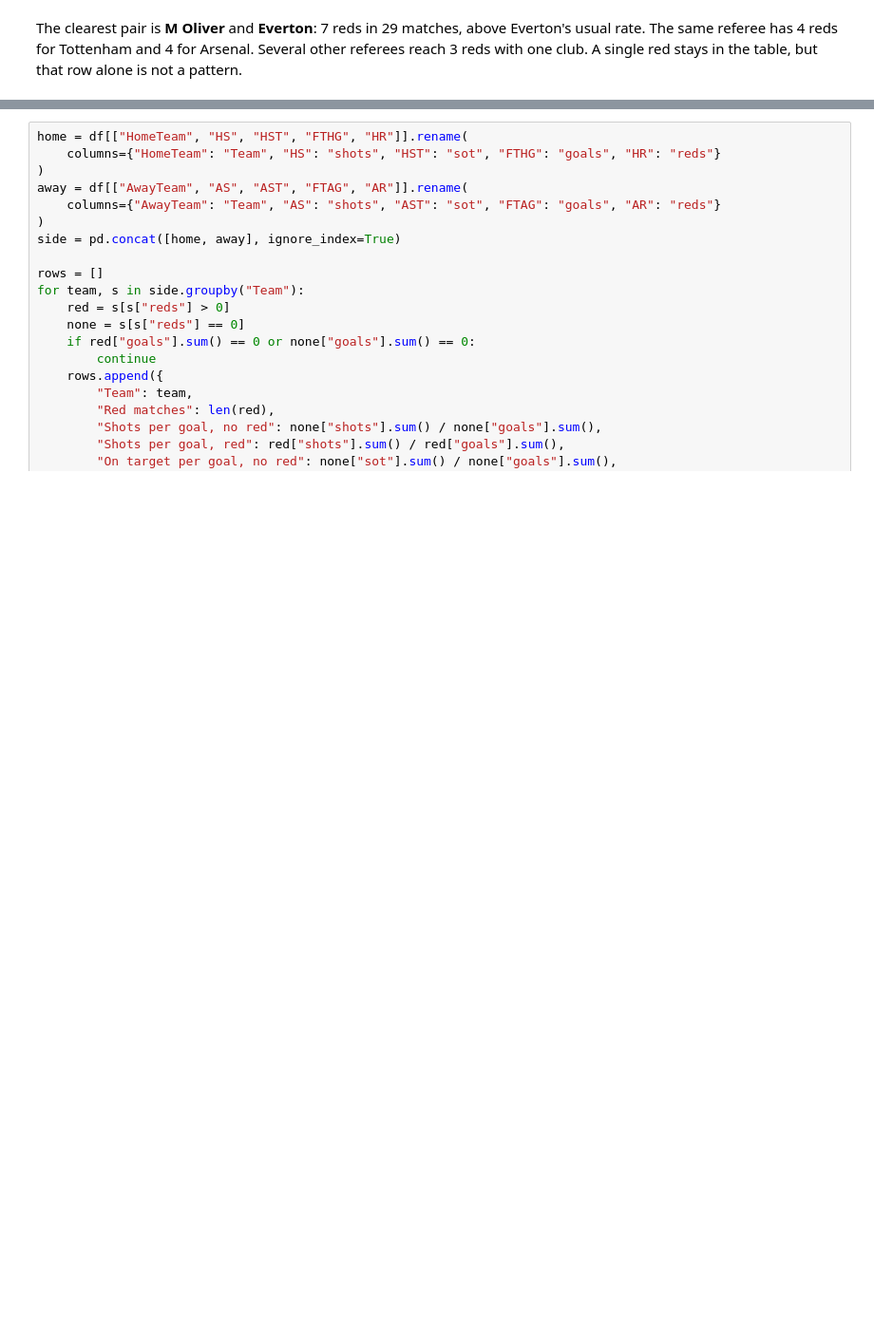
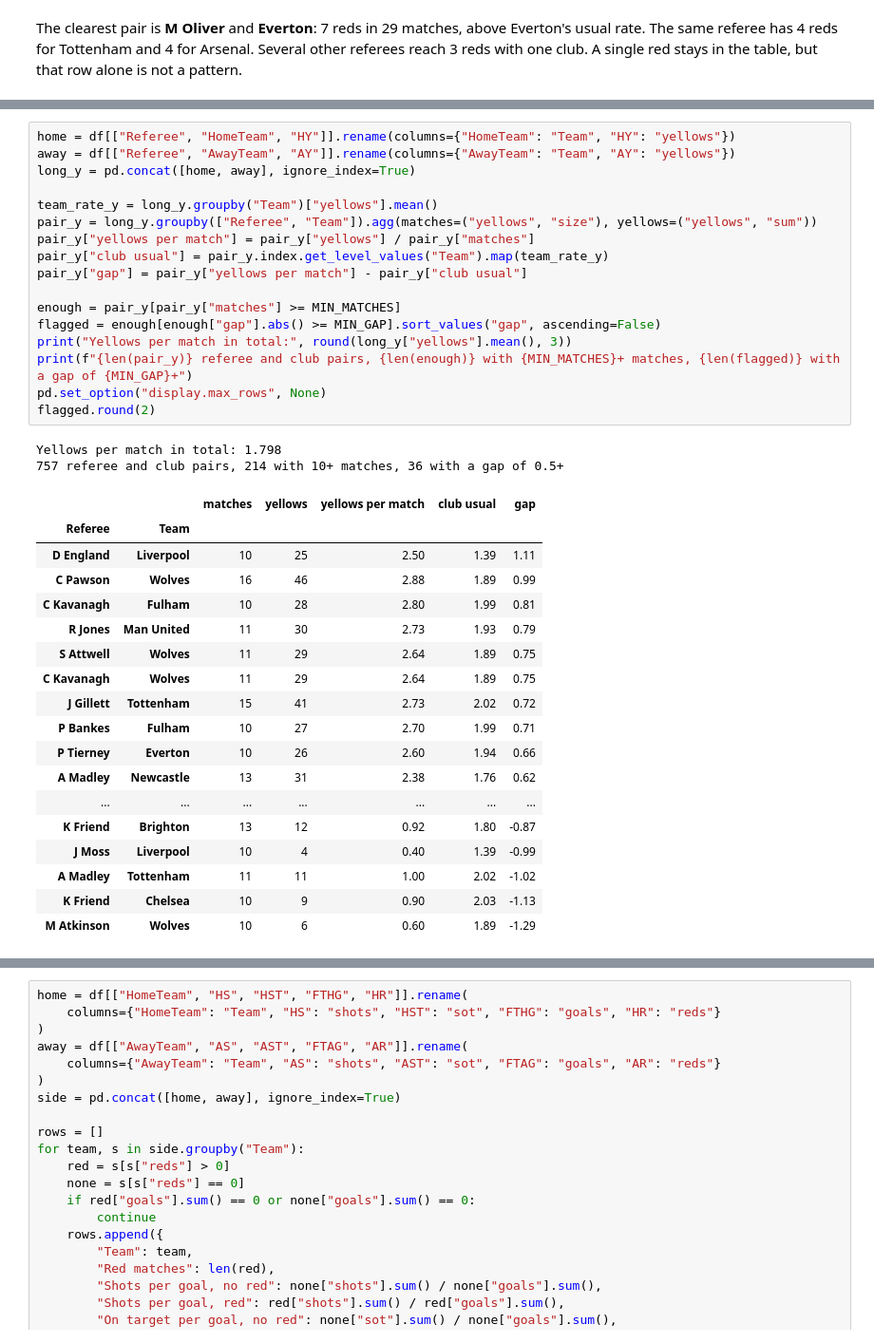
Before and after one commit to kkathait/D501_Final_Project, a Jupyter notebook: red_and_shots.ipynb, the cells around one changed output, grey strips where cells are left out. Shown at 95% size. Saved outputs shown, nothing was run; the diff lists cells and outputs as text; blank space fills up the shorter version.

```diff
--- a/red_and_shots.ipynb
+++ b/red_and_shots.ipynb
@@ -55,0 +246,38 @@ The clearest pair is **M Oliver** and **Everton**: 7 reds in 29 matches, above E
+# %%
+home = df[["Referee", "HomeTeam", "HY"]].rename(columns={"HomeTeam": "Team", "HY": "yellows"})
+away = df[["Referee", "AwayTeam", "AY"]].rename(columns={"AwayTeam": "Team", "AY": "yellows"})
+long_y = pd.concat([home, away], ignore_index=True)
+
+team_rate_y = long_y.groupby("Team")["yellows"].mean()
+pair_y = long_y.groupby(["Referee", "Team"]).agg(matches=("yellows", "size"), yellows=("yellows", "sum"))
+pair_y["yellows per match"] = pair_y["yellows"] / pair_y["matches"]
+pair_y["club usual"] = pair_y.index.get_level_values("Team").map(team_rate_y)
+pair_y["gap"] = pair_y["yellows per match"] - pair_y["club usual"]
+
+enough = pair_y[pair_y["matches"] >= MIN_MATCHES]
+flagged = enough[enough["gap"].abs() >= MIN_GAP].sort_values("gap", ascending=False)
+print("Yellows per match in total:", round(long_y["yellows"].mean(), 3))
+print(f"{len(pair_y)} referee and club pairs, {len(enough)} with {MIN_MATCHES}+ matches, {len(flagged)} with a gap of {MIN_GAP}+")
+pd.set_option("display.max_rows", None)
+flagged.round(2)
+# %% [output]
+Yellows per match in total: 1.798
+757 referee and club pairs, 214 with 10+ matches, 36 with a gap of 0.5+
+|  |  | matches | yellows | yellows per match | club usual | gap |
+| Referee | Team |  |  |  |  |  |
+| D England | Liverpool | 10 | 25 | 2.50 | 1.39 | 1.11 |
+| C Pawson | Wolves | 16 | 46 | 2.88 | 1.89 | 0.99 |
+| C Kavanagh | Fulham | 10 | 28 | 2.80 | 1.99 | 0.81 |
+| R Jones | Man United | 11 | 30 | 2.73 | 1.93 | 0.79 |
+| S Attwell | Wolves | 11 | 29 | 2.64 | 1.89 | 0.75 |
+| C Kavanagh | Wolves | 11 | 29 | 2.64 | 1.89 | 0.75 |
+| J Gillett | Tottenham | 15 | 41 | 2.73 | 2.02 | 0.72 |
+| P Bankes | Fulham | 10 | 27 | 2.70 | 1.99 | 0.71 |
+| P Tierney | Everton | 10 | 26 | 2.60 | 1.94 | 0.66 |
+| A Madley | Newcastle | 13 | 31 | 2.38 | 1.76 | 0.62 |
+| ... | ... | ... | ... | ... | ... | ... |
+| K Friend | Brighton | 13 | 12 | 0.92 | 1.80 | -0.87 |
+| J Moss | Liverpool | 10 | 4 | 0.40 | 1.39 | -0.99 |
+| A Madley | Tottenham | 11 | 11 | 1.00 | 2.02 | -1.02 |
+| K Friend | Chelsea | 10 | 9 | 0.90 | 2.03 | -1.13 |
+| M Atkinson | Wolves | 10 | 6 | 0.60 | 1.89 | -1.29 |
```
Also changed, not shown: parts of 62 cells of this notebook.
